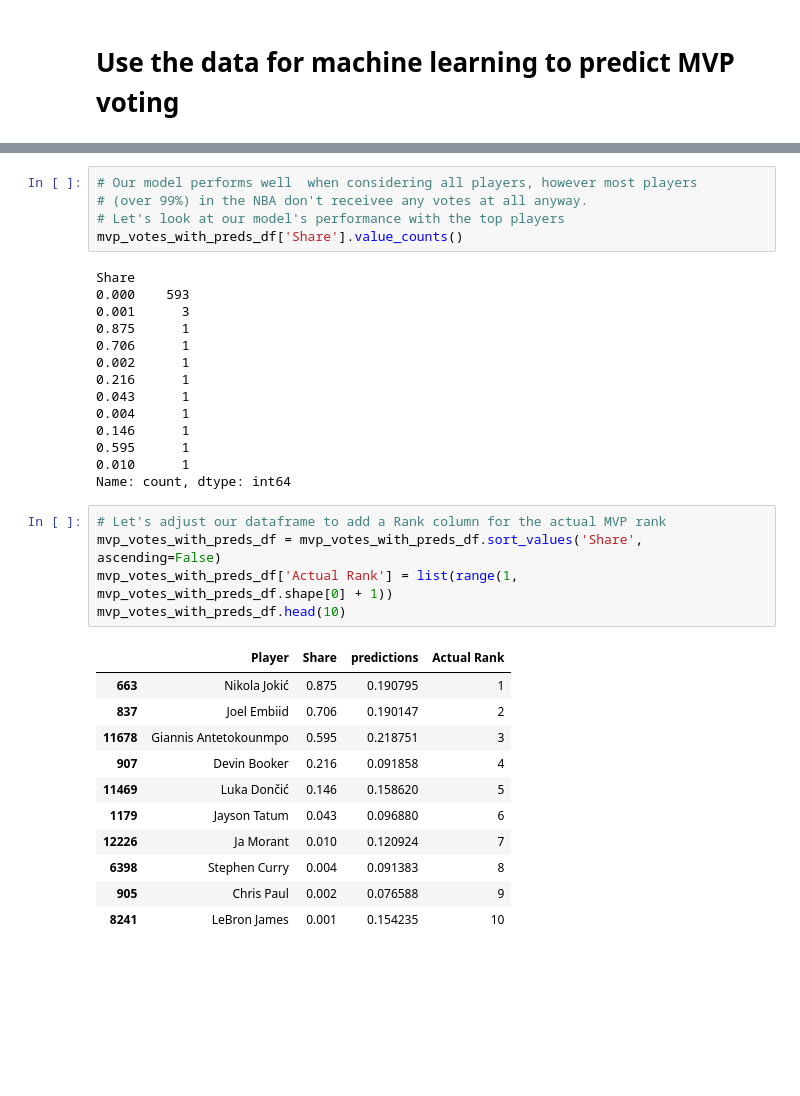
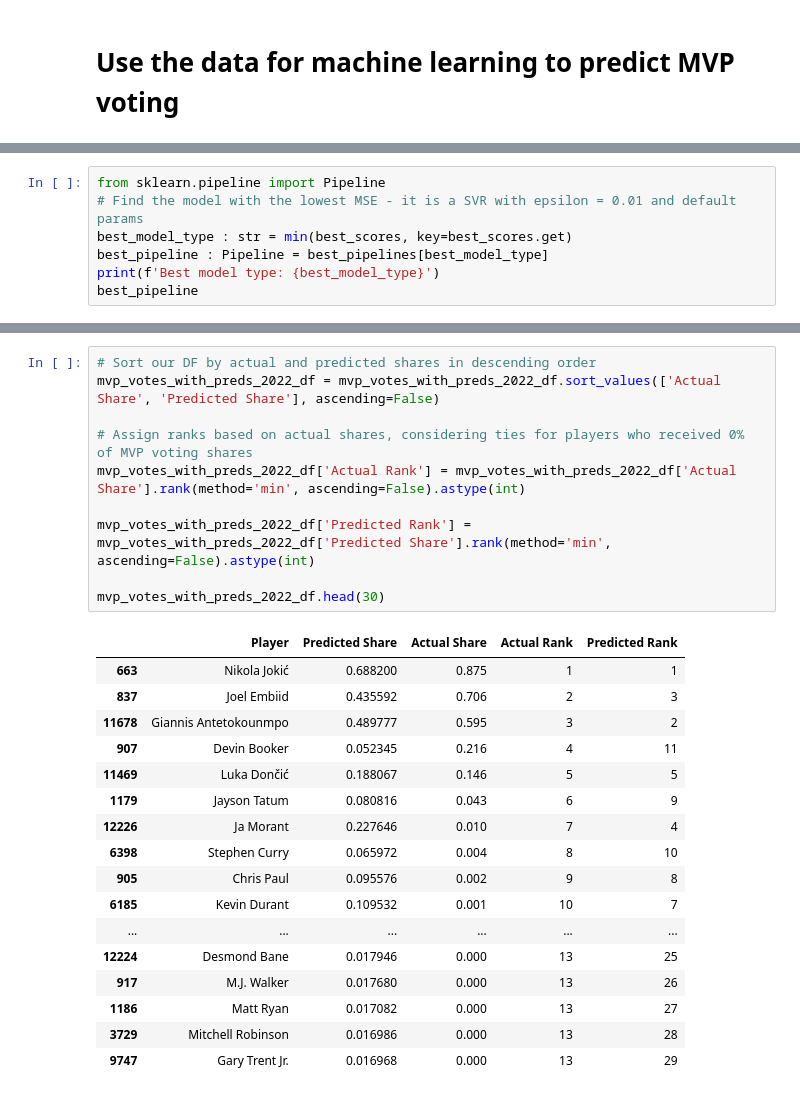
Before and after one commit to DunnyBunny1/HoopProphet, a Jupyter notebook: notebooks/machine_learning.ipynb, the cells around one changed output, grey strips where cells are left out. Cells and saved outputs as stored; diff of their text form; blank space fills up the shorter version.

```diff
--- a/notebooks/machine_learning.ipynb
+++ b/notebooks/machine_learning.ipynb
@@ -136,0 +145,7 @@ mvp_votes_with_preds_df
+# %%
+from sklearn.pipeline import Pipeline
+# Find the model with the lowest MSE - it is a SVR with epsilon = 0.01 and default params
+best_model_type : str = min(best_scores, key=best_scores.get)
+best_pipeline : Pipeline = best_pipelines[best_model_type]
+print(f'Best model type: {best_model_type}')
+best_pipeline
@@ -159,36 +243,28 @@ mean_squared_error(mvp_votes_with_preds_df['Share'], mvp_votes_with_preds_df['pr
-# %%
-# Our model performs well  when considering all players, however most players
-# (over 99%) in the NBA don't receivee any votes at all anyway.
-# Let's look at our model's performance with the top players
-mvp_votes_with_preds_df['Share'].value_counts()
-# %% [output]
-Share
-0.000    593
-0.001      3
-0.875      1
-0.706      1
-0.002      1
-0.216      1
-0.043      1
-0.004      1
-0.146      1
-0.595      1
-0.010      1
-Name: count, dtype: int64
-# %%
-# Let's adjust our dataframe to add a Rank column for the actual MVP rank
-mvp_votes_with_preds_df = mvp_votes_with_preds_df.sort_values('Share', ascending=False)
-mvp_votes_with_preds_df['Actual Rank'] = list(range(1, mvp_votes_with_preds_df.shape[0] + 1))
-mvp_votes_with_preds_df.head(10)
-# %% [output]
-|  | Player | Share | predictions | Actual Rank |
-| 663 | Nikola Jokić | 0.875 | 0.190795 | 1 |
-| 837 | Joel Embiid | 0.706 | 0.190147 | 2 |
-| 11678 | Giannis Antetokounmpo | 0.595 | 0.218751 | 3 |
-| 907 | Devin Booker | 0.216 | 0.091858 | 4 |
-| 11469 | Luka Dončić | 0.146 | 0.158620 | 5 |
-| 1179 | Jayson Tatum | 0.043 | 0.096880 | 6 |
-| 12226 | Ja Morant | 0.010 | 0.120924 | 7 |
-| 6398 | Stephen Curry | 0.004 | 0.091383 | 8 |
-| 905 | Chris Paul | 0.002 | 0.076588 | 9 |
-| 8241 | LeBron James | 0.001 | 0.154235 | 10 |
+# %%
+# Sort our DF by actual and predicted shares in descending order
+mvp_votes_with_preds_2022_df = mvp_votes_with_preds_2022_df.sort_values(['Actual Share', 'Predicted Share'], ascending=False)
+
+# Assign ranks based on actual shares, considering ties for players who received 0% of MVP voting shares
+mvp_votes_with_preds_2022_df['Actual Rank'] = mvp_votes_with_preds_2022_df['Actual Share'].rank(method='min', ascending=False).astype(int)
+
+mvp_votes_with_preds_2022_df['Predicted Rank'] = mvp_votes_with_preds_2022_df['Predicted Share'].rank(method='min', ascending=False).astype(int)
+
+mvp_votes_with_preds_2022_df.head(30)
+# %% [output]
+|  | Player | Predicted Share | Actual Share | Actual Rank | Predicted Rank |
+| 663 | Nikola Jokić | 0.688200 | 0.875 | 1 | 1 |
+| 837 | Joel Embiid | 0.435592 | 0.706 | 2 | 3 |
+| 11678 | Giannis Antetokounmpo | 0.489777 | 0.595 | 3 | 2 |
+| 907 | Devin Booker | 0.052345 | 0.216 | 4 | 11 |
+| 11469 | Luka Dončić | 0.188067 | 0.146 | 5 | 5 |
+| 1179 | Jayson Tatum | 0.080816 | 0.043 | 6 | 9 |
+| 12226 | Ja Morant | 0.227646 | 0.010 | 7 | 4 |
+| 6398 | Stephen Curry | 0.065972 | 0.004 | 8 | 10 |
+| 905 | Chris Paul | 0.095576 | 0.002 | 9 | 8 |
+| 6185 | Kevin Durant | 0.109532 | 0.001 | 10 | 7 |
+| ... | ... | ... | ... | ... | ... |
+| 12224 | Desmond Bane | 0.017946 | 0.000 | 13 | 25 |
+| 917 | M.J. Walker | 0.017680 | 0.000 | 13 | 26 |
+| 1186 | Matt Ryan | 0.017082 | 0.000 | 13 | 27 |
+| 3729 | Mitchell Robinson | 0.016986 | 0.000 | 13 | 28 |
+| 9747 | Gary Trent Jr. | 0.016968 | 0.000 | 13 | 29 |
```
Also changed, not shown: parts of 40 cells of this notebook, 7 other files.
